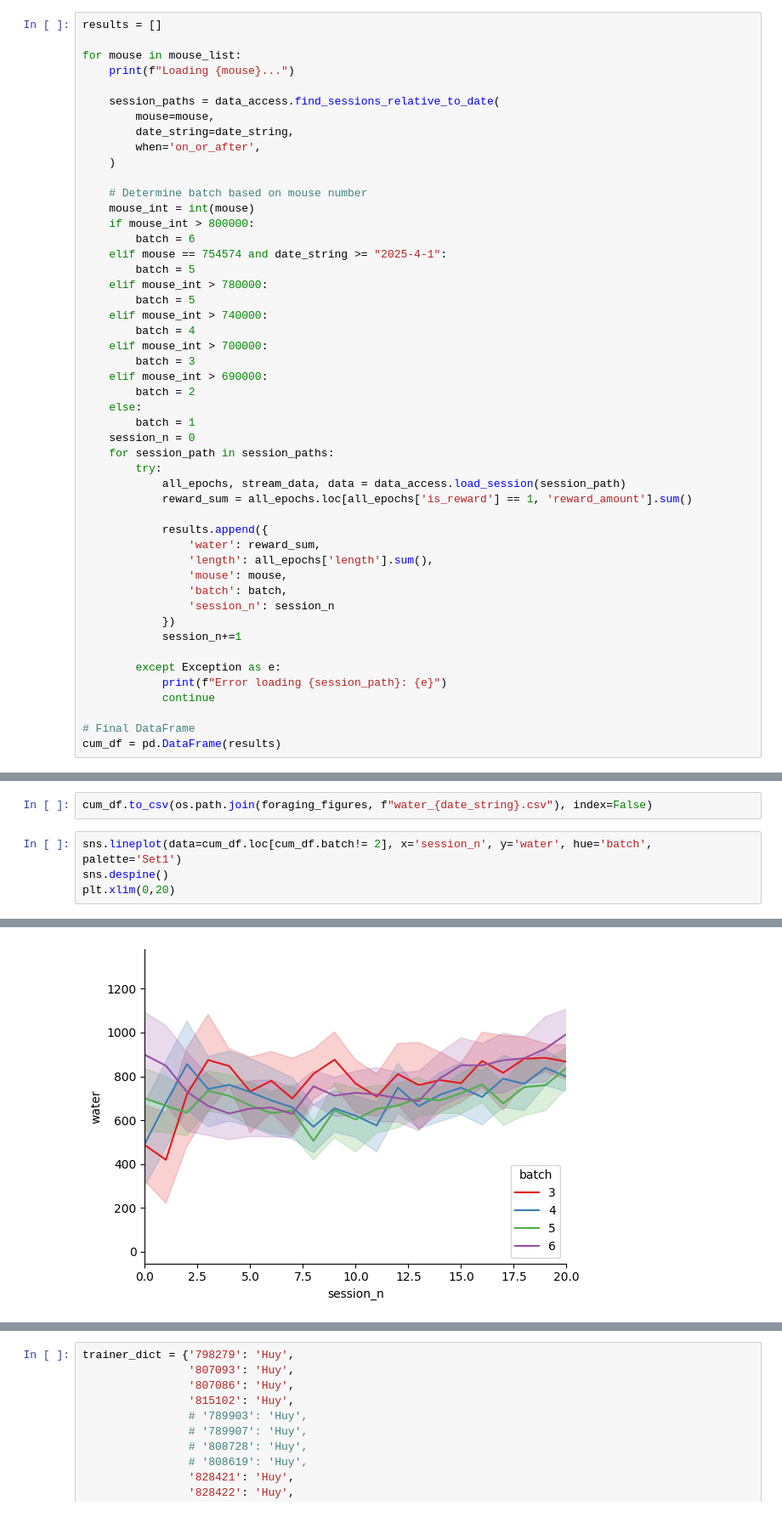
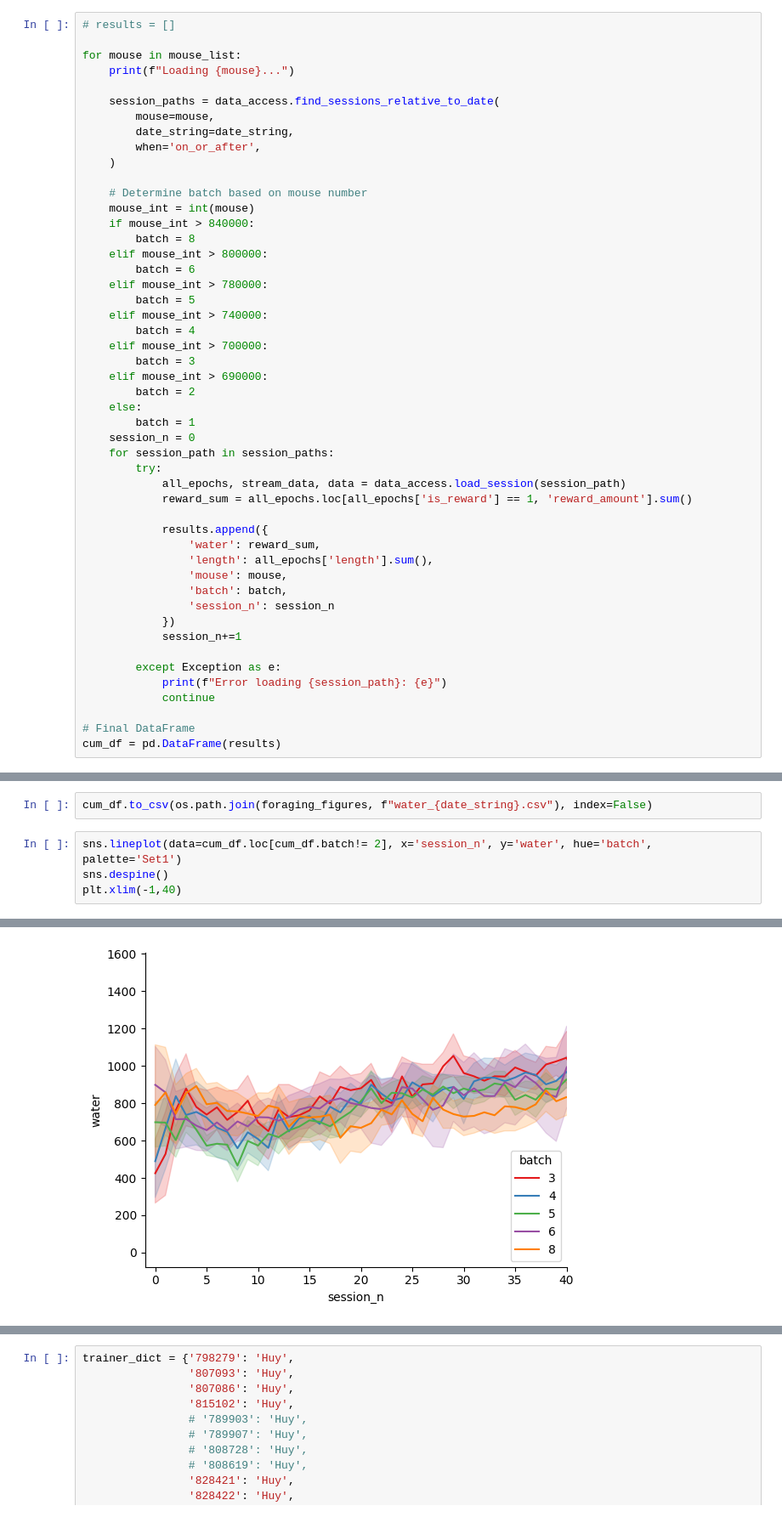
Before and after one commit to AllenNeuralDynamics/Aind.Behavior.VrForaging.Analysis, a Jupyter notebook: notebooks/BehaviorAnalysis/Batch 5 - Learning/MONITOR_water_intake_comparison_across_batches.ipynb, the cells around one changed output, grey strips where cells are left out. Shown at 85% size. Drawn from its saved outputs; the diff is of its cells as text.

```diff
--- a/notebooks/BehaviorAnalysis/Batch 5 - Learning/MONITOR_water_intake_comparison_across_batches.ipynb
+++ b/notebooks/BehaviorAnalysis/Batch 5 - Learning/MONITOR_water_intake_comparison_across_batches.ipynb
@@ -46,5 +62,5 @@ experiment_list = { 1: 'pilot',
 # %%
-results = []
+# results = []
 
 for mouse in mouse_list:
     print(f"Loading {mouse}...")
@@ -57,10 +73,10 @@ for mouse in mouse_list:
 
     # Determine batch based on mouse number
     mouse_int = int(mouse)
-    if mouse_int > 800000:
+    if mouse_int > 840000:
+        batch = 8
+    elif mouse_int > 800000:
         batch = 6
-    elif mouse == 754574 and date_string >= "2025-4-1":
-        batch = 5
     elif mouse_int > 780000:
         batch = 5
     elif mouse_int > 740000:
@@ -125,5 +140,5 @@ cum_df.to_csv(os.path.join(foraging_figures, f"water_{date_string}.csv"), index=
 # %%
 sns.lineplot(data=cum_df.loc[cum_df.batch!= 2], x='session_n', y='water', hue='batch', palette='Set1')
 sns.despine()
-plt.xlim(0,20)
+plt.xlim(-1,40)
 # %% [output]
@@ -131 +146 @@ plt.xlim(0,20)
-[figure, old version]
+[figure, new version]
```
Also changed, not shown: parts of 7 cells of this notebook, 11 other files.
